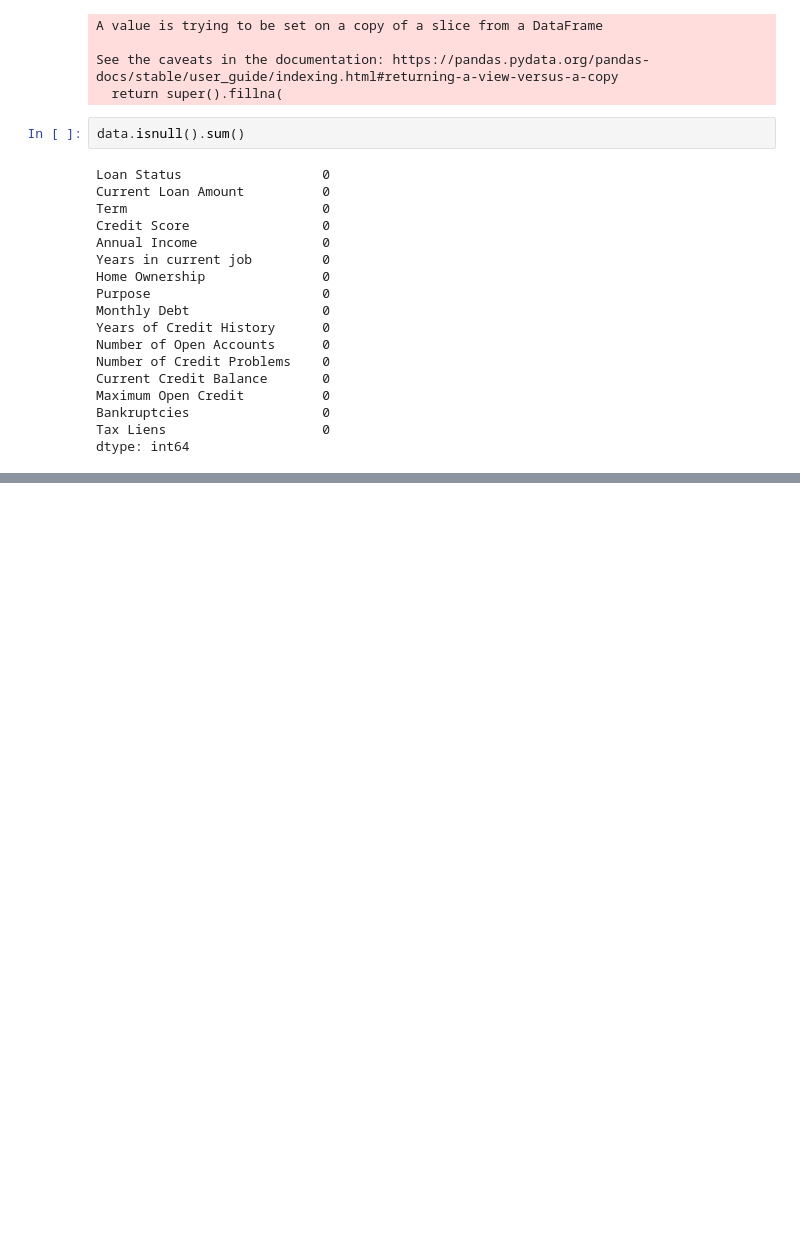
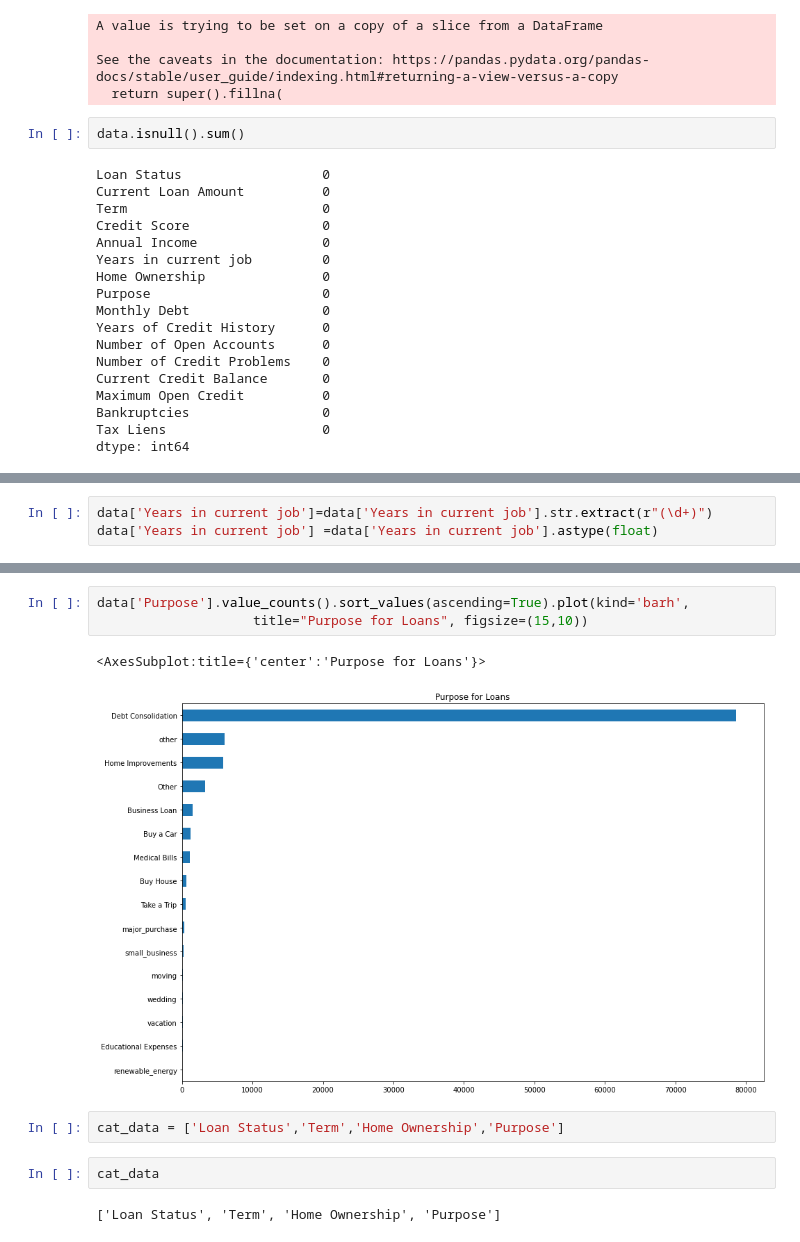
Before and after one commit to smartinternz02/SPSGP-552-Loan-Status-Prediction-using-Exploratory-Data-Analysis, a Jupyter notebook: LoanPredictionAttempt3.ipynb, the cells around one changed output, grey strips where cells are left out. Saved outputs shown, nothing was run; the diff lists cells and outputs as text; blank space fills up the shorter version.

```diff
--- a/LoanPredictionAttempt3.ipynb
+++ b/LoanPredictionAttempt3.ipynb
@@ -250,0 +268,3 @@ sns.pairplot(data)
+# %%
+data['Years in current job']=data['Years in current job'].str.extract(r"(\d+)")
+data['Years in current job'] =data['Years in current job'].astype(float)
@@ -250,0 +282,12 @@ sns.pairplot(data)
+# %%
+data['Purpose'].value_counts().sort_values(ascending=True).plot(kind='barh',
+                    title="Purpose for Loans", figsize=(15,10))
+# %% [output]
+<AxesSubplot:title={'center':'Purpose for Loans'}>
+[figure, added]
+# %%
+cat_data = ['Loan Status','Term','Home Ownership','Purpose']
+# %%
+cat_data
+# %% [output]
+['Loan Status', 'Term', 'Home Ownership', 'Purpose']
```
Also changed, not shown: parts of 14 cells of this notebook, 2 other files.
